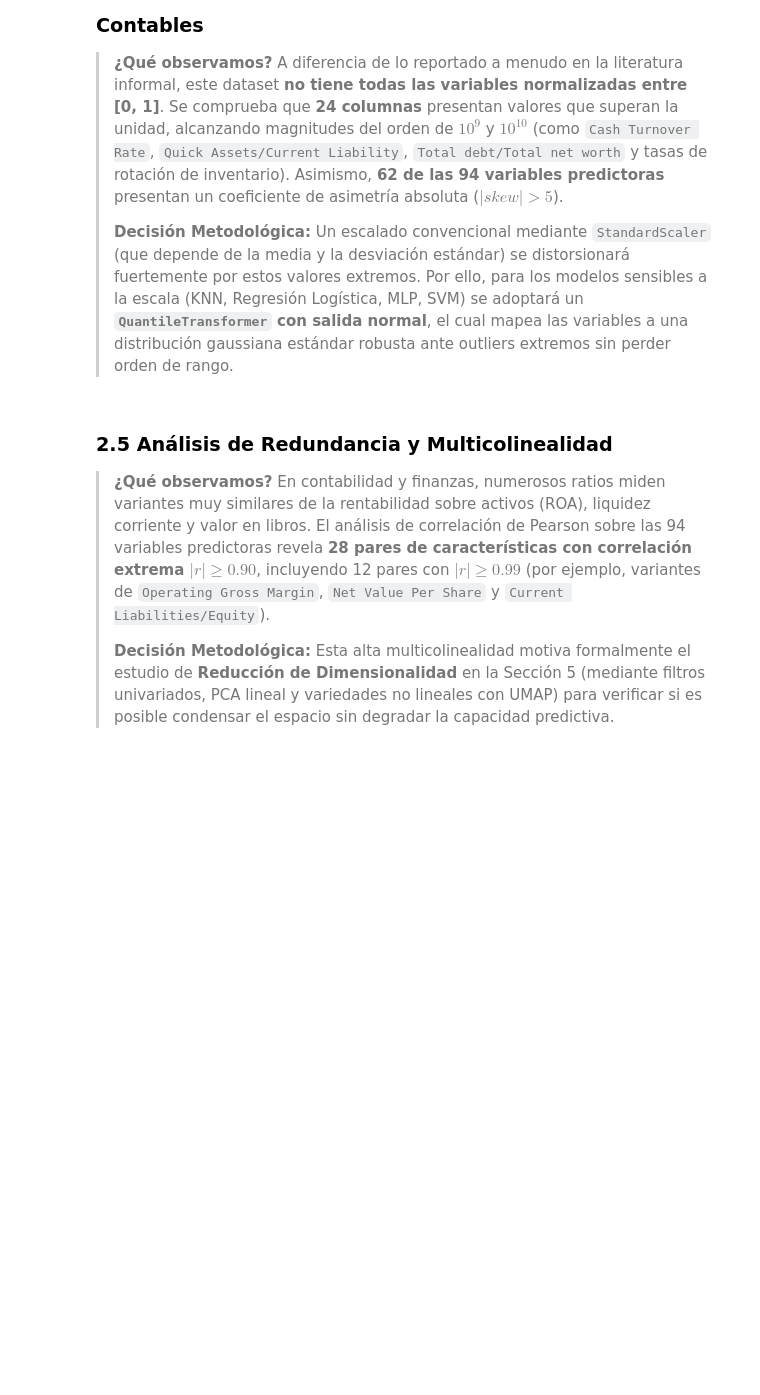
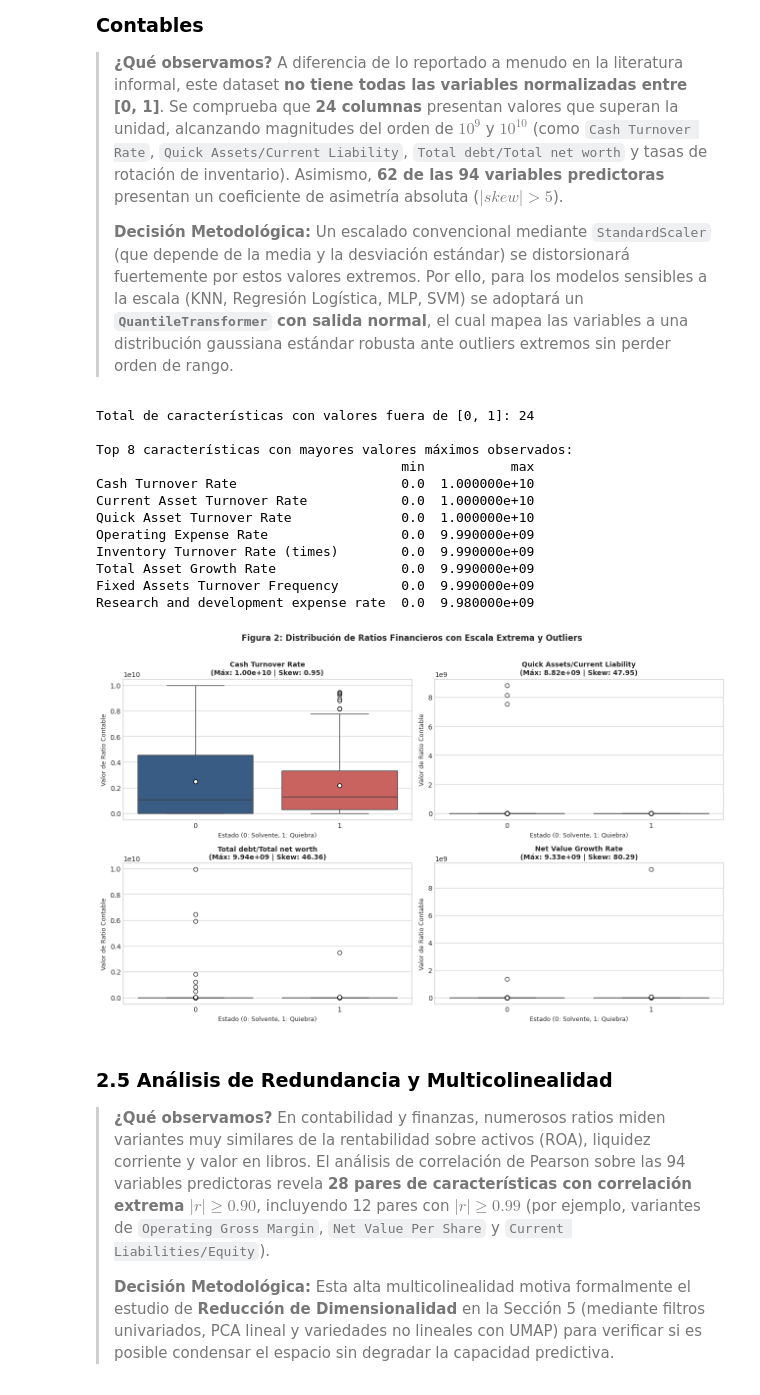
Before and after one commit to wanerge/proyecto-modelos2, a Jupyter notebook: Proyecto_Final_Quiebra_Taiwan.ipynb, the cells around one changed output. Cells and saved outputs as stored; diff of their text form; code cells hidden in the pictures; blank space fills up the shorter version.

```diff
--- a/Proyecto_Final_Quiebra_Taiwan.ipynb
+++ b/Proyecto_Final_Quiebra_Taiwan.ipynb
@@ -162,35 +178,47 @@ plt.show()
 # %%
 # Detección de variables con rangos extremos fuera de [0, 1]
 cols_pred = [c for c in df.columns if c != "Bankrupt?"]
 mm = df[cols_pred].agg(["min", "max"]).T
 out_unit = mm[(mm["min"] < 0) | (mm["max"] > 1)]
 print(f"Total de características con valores fuera de [0, 1]: {len(out_unit)}")
-print("
-Top 8 características con mayores valores máximos observados:")
+print("\nTop 8 características con mayores valores máximos observados:")
 print(out_unit.sort_values(by="max", ascending=False).head(8))
 
 # Inspección visual de outliers mediante diagramas de caja (Boxplots)
 sample_outlier_cols = [
     'Cash Turnover Rate',
     'Quick Assets/Current Liability',
     'Total debt/Total net worth',
     'Net Value Growth Rate'
 ]
 
 fig, axes = plt.subplots(2, 2, figsize=(13, 8))
 for idx, col in enumerate(sample_outlier_cols):
     ax = axes[idx // 2, idx % 2]
     sns.boxplot(data=df, x='Bankrupt?', y=col, ax=ax, palette=['#2b5c8f', '#d9534f'], showmeans=True,
                 meanprops={"marker":"o", "markerfacecolor":"white", "markeredgecolor":"black"})
-    ax.set_title(f'{col}
-(Máx: {df[col].max():.2e} | Skew: {df[col].skew():.2f})', fontsize=10, fontweight='bold')
+    ax.set_title(f'{col}\n(Máx: {df[col].max():.2e} | Skew: {df[col].skew():.2f})', fontsize=10, fontweight='bold')
     ax.set_xlabel('Estado (0: Solvente, 1: Quiebra)', fontsize=9)
     ax.set_ylabel('Valor de Ratio Contable', fontsize=9)
 
 plt.suptitle('Figura 2: Distribución de Ratios Financieros con Escala Extrema y Outliers', fontsize=12, fontweight='bold', y=1.01)
 plt.tight_layout()
 plt.savefig(os.path.join("figures", "fig2_asimetria_outliers.png"), dpi=300, bbox_inches='tight')
 plt.show()
+# %% [output]
+Total de características con valores fuera de [0, 1]: 24
+
+Top 8 características con mayores valores máximos observados:
+                                       min           max
+Cash Turnover Rate                     0.0  1.000000e+10
+Current Asset Turnover Rate            0.0  1.000000e+10
+Quick Asset Turnover Rate              0.0  1.000000e+10
+Operating Expense Rate                 0.0  9.990000e+09
+Inventory Turnover Rate (times)        0.0  9.990000e+09
+Total Asset Growth Rate                0.0  9.990000e+09
+Fixed Assets Turnover Frequency        0.0  9.990000e+09
+Research and development expense rate  0.0  9.980000e+09
+[figure, added]
 # %% [markdown]
 ### 2.5 Análisis de Redundancia y Multicolinealidad
 
```
Also changed, not shown: parts of 21 cells of this notebook, 15 other files.
